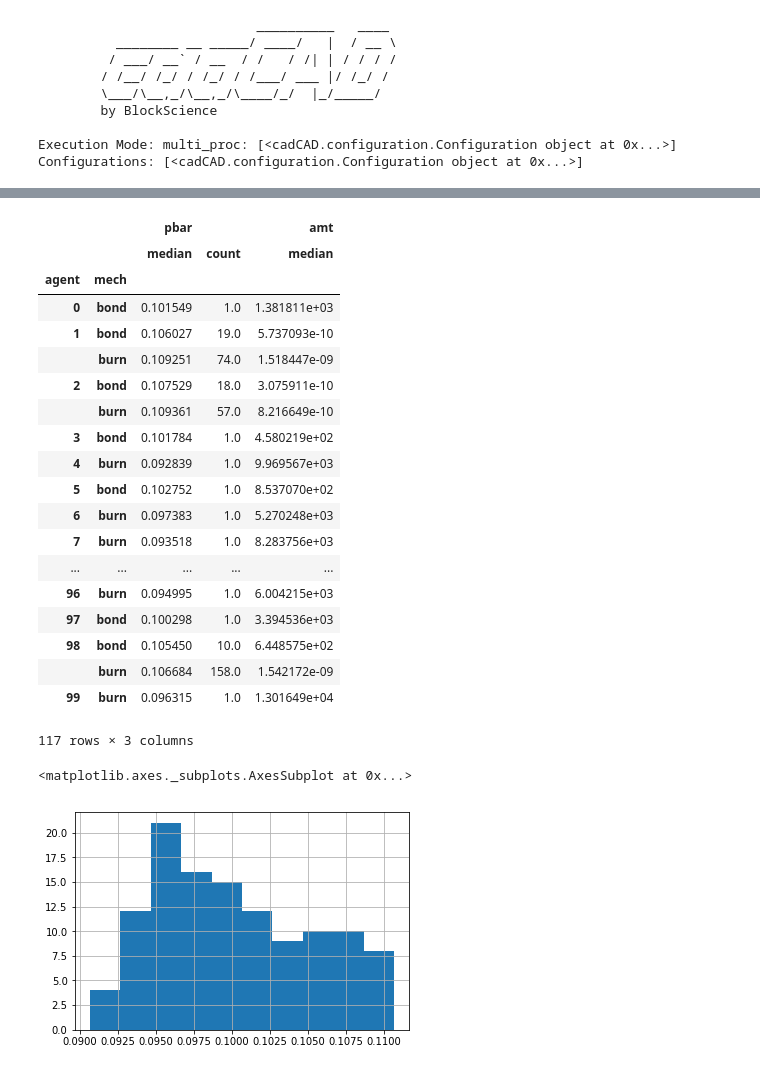
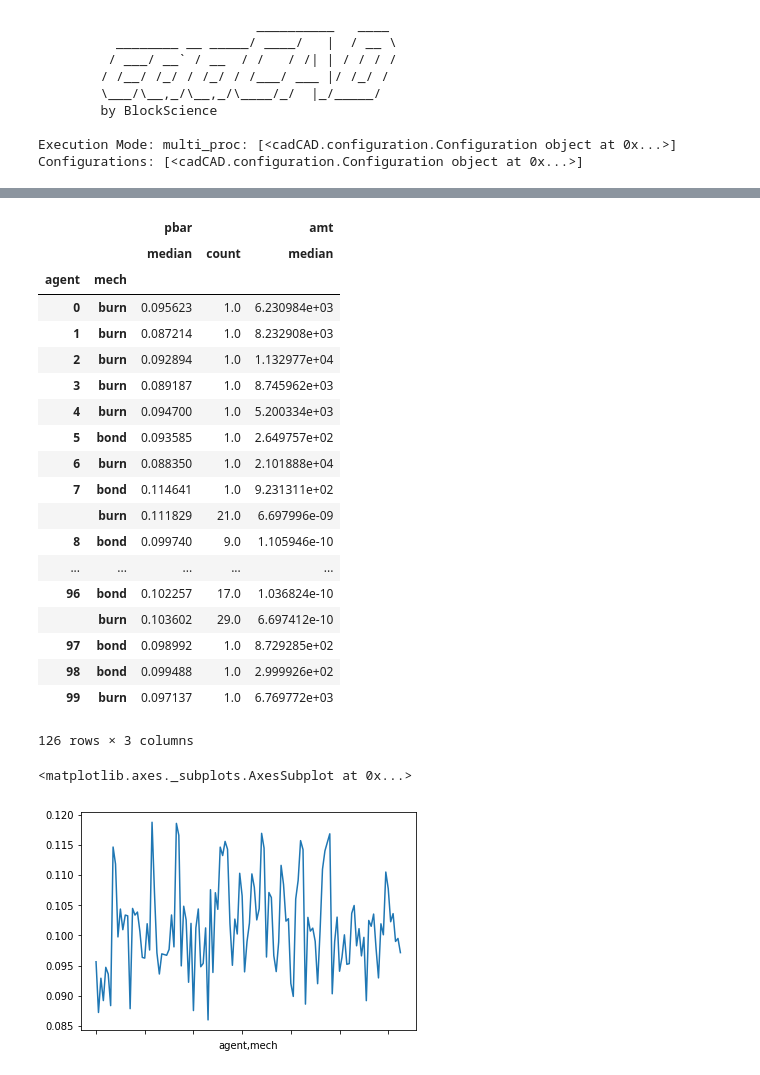
Before and after one commit to BlockScience/conviction, a Jupyter notebook: abc_sim.ipynb, the cells around one changed output, grey strips where cells are left out. Saved outputs shown, nothing was run; the diff lists cells and outputs as text; code cells hidden in the pictures.

```diff
--- a/abc_sim.ipynb
+++ b/abc_sim.ipynb
@@ -350,7 +350,7 @@ partial_state_update_blocks = [
     }
 ]
 # %%
-time_periods_per_run = 1000
+time_periods_per_run = 5000
 monte_carlo_runs = 1
 
 from cadCAD.configuration.utils import config_sim
@@ -588,28 +647,28 @@ tx_summary
 |  |  | pbar |  | amt |
 |  |  | median | count | median |
 | agent | mech |  |  |  |
-| 0 | bond | 0.101549 | 1.0 | 1.381811e+03 |
-| 1 | bond | 0.106027 | 19.0 | 5.737093e-10 |
-|  | burn | 0.109251 | 74.0 | 1.518447e-09 |
-| 2 | bond | 0.107529 | 18.0 | 3.075911e-10 |
-|  | burn | 0.109361 | 57.0 | 8.216649e-10 |
-| 3 | bond | 0.101784 | 1.0 | 4.580219e+02 |
-| 4 | burn | 0.092839 | 1.0 | 9.969567e+03 |
-| 5 | bond | 0.102752 | 1.0 | 8.537070e+02 |
-| 6 | burn | 0.097383 | 1.0 | 5.270248e+03 |
-| 7 | burn | 0.093518 | 1.0 | 8.283756e+03 |
+| 0 | burn | 0.095623 | 1.0 | 6.230984e+03 |
+| 1 | burn | 0.087214 | 1.0 | 8.232908e+03 |
+| 2 | burn | 0.092894 | 1.0 | 1.132977e+04 |
+| 3 | burn | 0.089187 | 1.0 | 8.745962e+03 |
+| 4 | burn | 0.094700 | 1.0 | 5.200334e+03 |
+| 5 | bond | 0.093585 | 1.0 | 2.649757e+02 |
+| 6 | burn | 0.088350 | 1.0 | 2.101888e+04 |
+| 7 | bond | 0.114641 | 1.0 | 9.231311e+02 |
+|  | burn | 0.111829 | 21.0 | 6.697996e-09 |
+| 8 | bond | 0.099740 | 9.0 | 1.105946e-10 |
 | ... | ... | ... | ... | ... |
-| 96 | burn | 0.094995 | 1.0 | 6.004215e+03 |
-| 97 | bond | 0.100298 | 1.0 | 3.394536e+03 |
-| 98 | bond | 0.105450 | 10.0 | 6.448575e+02 |
-|  | burn | 0.106684 | 158.0 | 1.542172e-09 |
-| 99 | burn | 0.096315 | 1.0 | 1.301649e+04 |
+| 96 | bond | 0.102257 | 17.0 | 1.036824e-10 |
+|  | burn | 0.103602 | 29.0 | 6.697412e-10 |
+| 97 | bond | 0.098992 | 1.0 | 8.729285e+02 |
+| 98 | bond | 0.099488 | 1.0 | 2.999926e+02 |
+| 99 | burn | 0.097137 | 1.0 | 6.769772e+03 |
-117 rows × 3 columns
+126 rows × 3 columns
 # %%
-tx_summary.pbar['median'].hist()
+tx_summary.pbar['median'].plot()
 # %% [output]
 <matplotlib.axes._subplots.AxesSubplot at 0x...>
-[figure, old version]
+[figure, new version]
 # %%
 sdf['P'].plot(logx=True)
 # %% [output]
```
Also changed, not shown: parts of 42 cells of this notebook, 1 other file.
